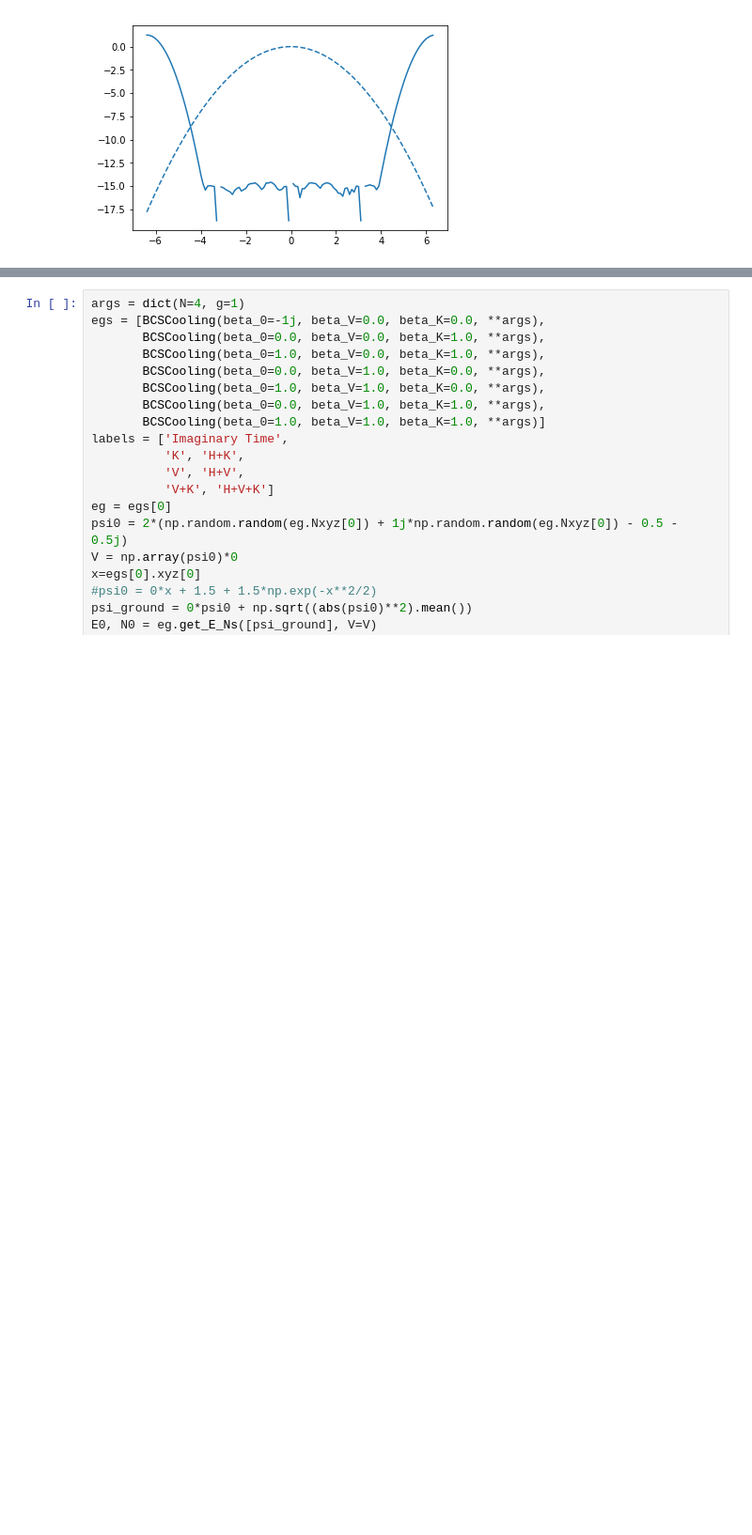
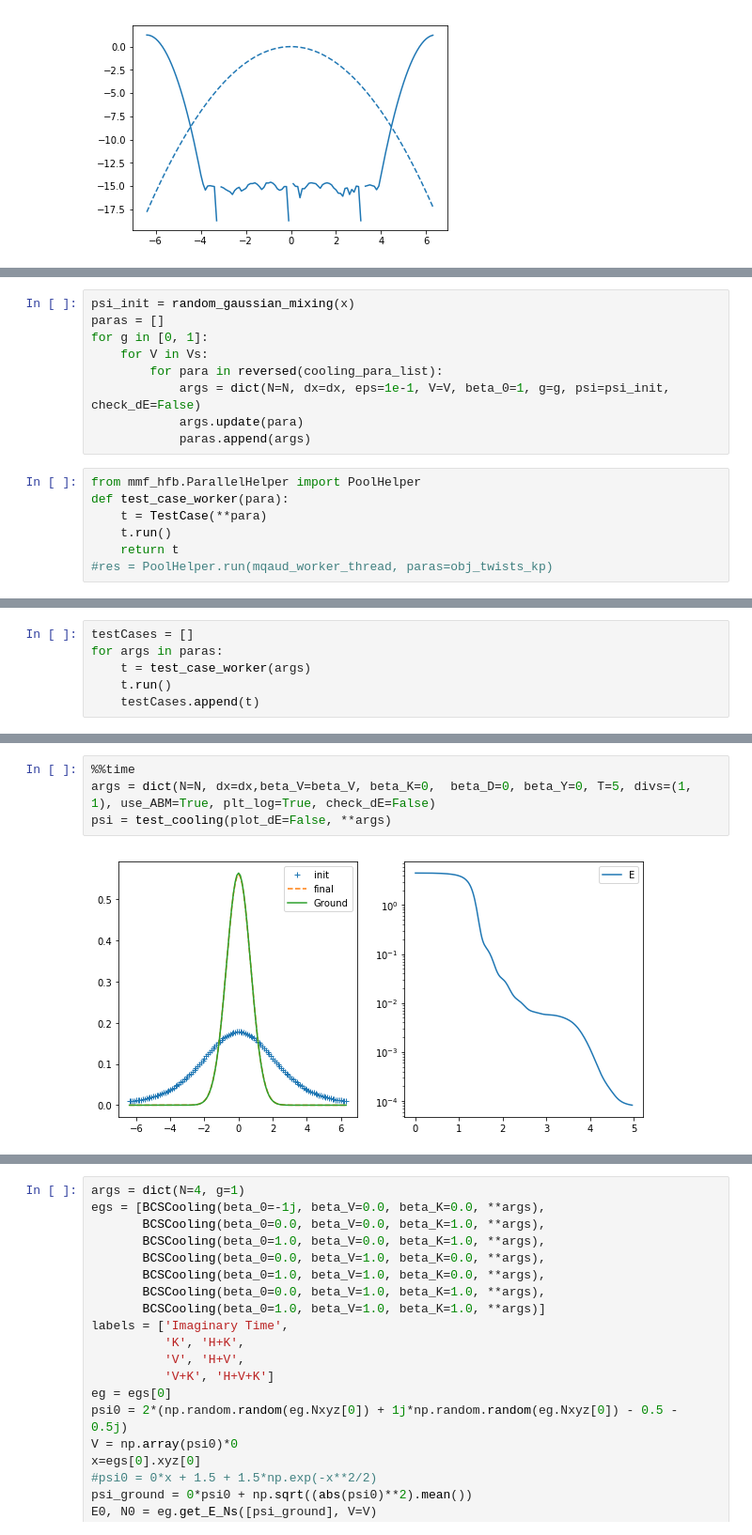
Before and after one commit to Chunde/QuantumFermionicTheory, a Jupyter notebook: mmf-hfb/Docs/QuantumFrictionDataSheet.ipynb, the cells around one changed output, grey strips where cells are left out. Shown at 94% size. Drawn from its saved outputs; the diff is of its cells as text; blank space fills up the shorter version.

```diff
--- a/mmf-hfb/Docs/QuantumFrictionDataSheet.ipynb
+++ b/mmf-hfb/Docs/QuantumFrictionDataSheet.ipynb
@@ -50,0 +197,16 @@ check_uv_ir_error(x=x, psi=gaussian, plot=True)
+# %%
+psi_init = random_gaussian_mixing(x)
+paras = []
+for g in [0, 1]:
+    for V in Vs:
+        for para in reversed(cooling_para_list):
+            args = dict(N=N, dx=dx, eps=1e-1, V=V, beta_0=1, g=g, psi=psi_init, check_dE=False)
+            args.update(para)
+            paras.append(args)
+# %%
+from mmf_hfb.ParallelHelper import PoolHelper
+def test_case_worker(para):
+    t = TestCase(**para)
+    t.run()
+    return t
+#res = PoolHelper.run(mqaud_worker_thread, paras=obj_twists_kp)
@@ -50,0 +220,6 @@ check_uv_ir_error(x=x, psi=gaussian, plot=True)
+# %%
+testCases = []
+for args in paras:
+    t = test_case_worker(args)
+    t.run()
+    testCases.append(t)
@@ -50,0 +354,6 @@ check_uv_ir_error(x=x, psi=gaussian, plot=True)
+# %%
+%%time
+args = dict(N=N, dx=dx,beta_V=beta_V, beta_K=0,  beta_D=0, beta_Y=0, T=5, divs=(1, 1), use_ABM=True, plt_log=True, check_dE=False)
+psi = test_cooling(plot_dE=False, **args)
+# %% [output]
+[figure, added]
```
Also changed, not shown: parts of 28 cells of this notebook, 2 other files.
